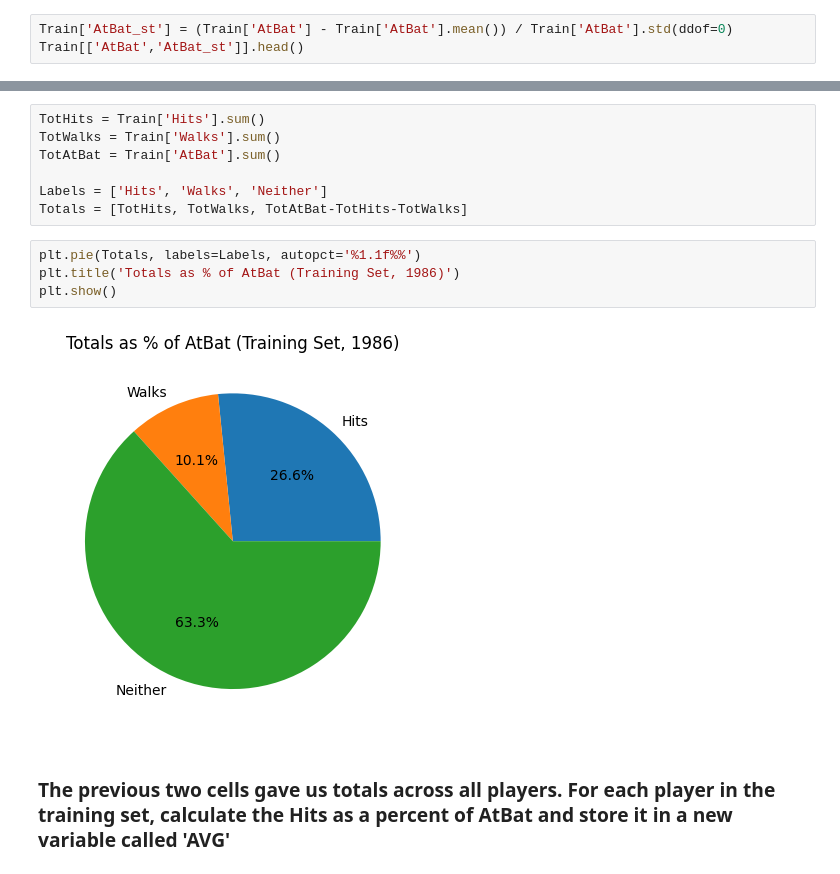
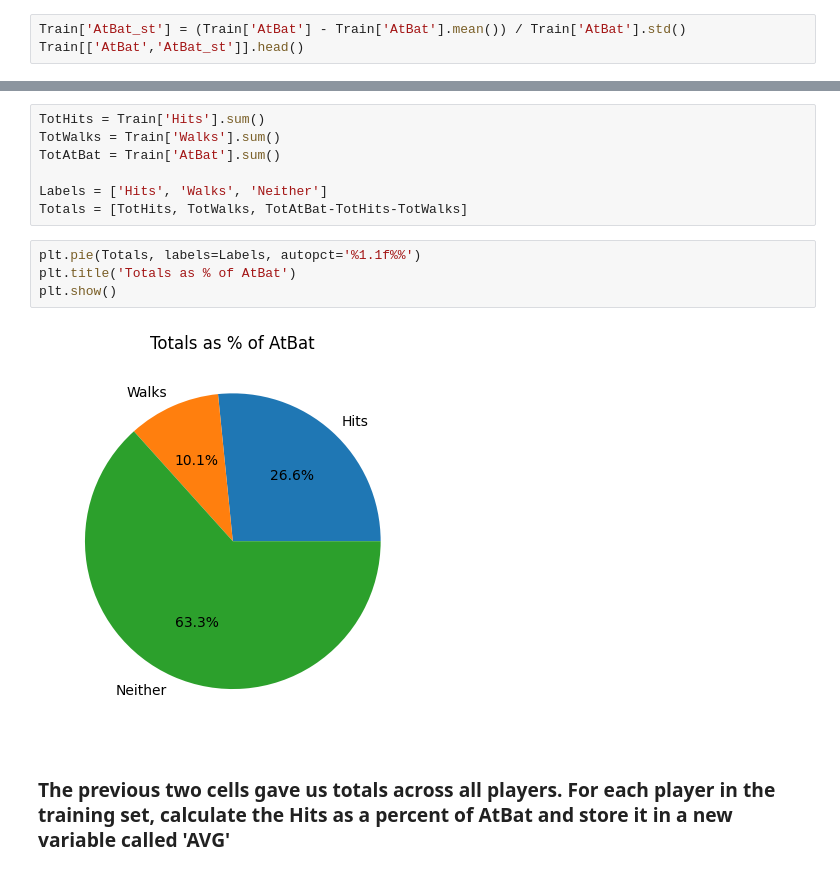
Before and after one commit to kangadi28/code_2600, a Jupyter notebook: mod03_eda.ipynb, the cells around one changed output, grey strips where cells are left out. Cells and saved outputs as stored; diff of their text form.

```diff
--- a/mod03_eda.ipynb
+++ b/mod03_eda.ipynb
@@ -131,7 +131,7 @@ plt.show()
 # %% [markdown]
 ### Let's standardize the AtBat feature (i.e., normalize by z-scores). We'll create a new column in the training data called 'AtBat_st' to represent this.
 # %%
-Train['AtBat_st'] = (Train['AtBat'] - Train['AtBat'].mean()) / Train['AtBat'].std(ddof=0)
+Train['AtBat_st'] = (Train['AtBat'] - Train['AtBat'].mean()) / Train['AtBat'].std()
 Train[['AtBat','AtBat_st']].head()
 # %% [output]
 |  | AtBat | AtBat_st |
@@ -208,10 +209,10 @@ Labels = ['Hits', 'Walks', 'Neither']
 Totals = [TotHits, TotWalks, TotAtBat-TotHits-TotWalks]
 # %%
 plt.pie(Totals, labels=Labels, autopct='%1.1f%%')
-plt.title('Totals as % of AtBat (Training Set, 1986)')
+plt.title('Totals as % of AtBat')
 plt.show()
 # %% [output]
-[figure, old version]
+[figure, new version]
 # %% [markdown]
 ### The previous two cells gave us totals across all players. For each player in the training set, calculate the Hits as a percent of AtBat and store it in a new variable called 'AVG'
 # %%
```
Also changed, not shown: parts of 4 cells of this notebook.
